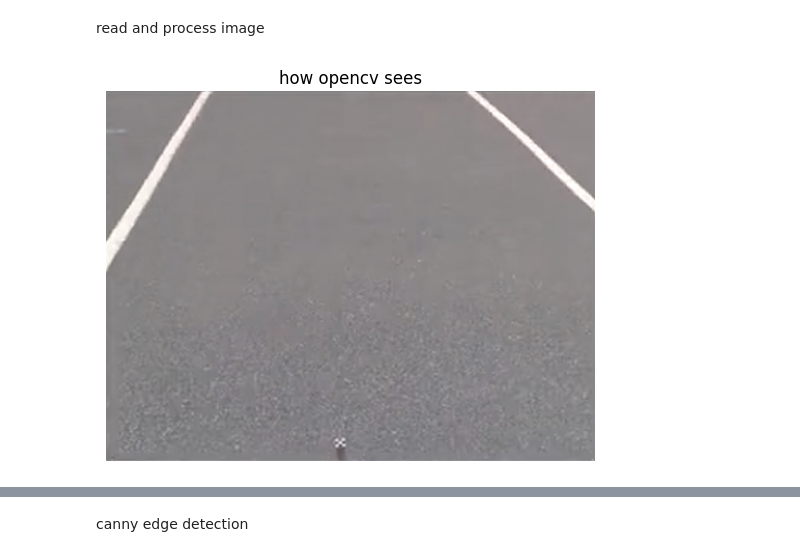
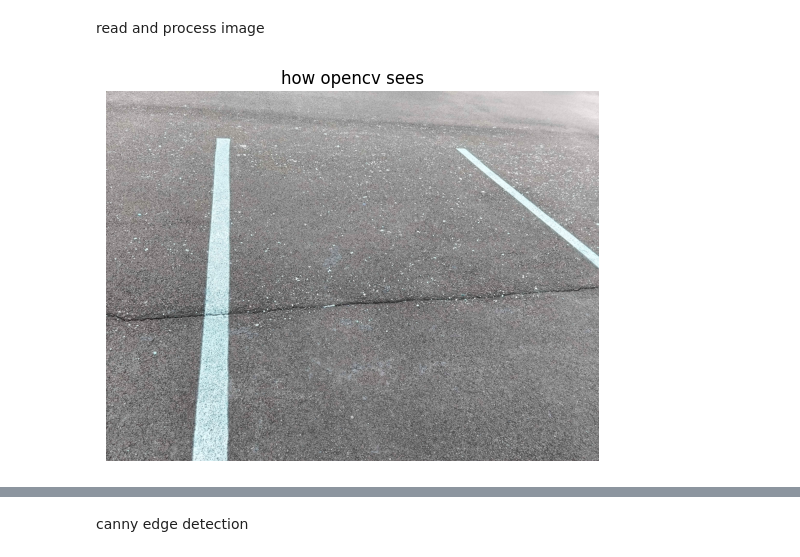
Before and after one commit to RPI-IGVC-2025/CV, a Jupyter notebook: cv.ipynb, the cells around one changed output, grey strips where cells are left out. Saved outputs shown, nothing was run; the diff lists cells and outputs as text; code cells hidden in the pictures.

```diff
--- a/cv.ipynb
+++ b/cv.ipynb
@@ -9,16 +9,16 @@ import matplotlib.pyplot as plt
 # %% [markdown]
 read and process image
 # %%
-image = cv2.imread('test_image4.png')
+image = cv2.imread('data/parking_lot2.jpg')
 image = np.copy(image) #to np
 
 plt.figure()
 plt.title("how opencv sees")
 plt.imshow(image)
 plt.axis("off")
 plt.show()
 # %% [output]
-[figure, old version]
+[figure, new version]
 # %%
 img_rgb = cv2.cvtColor(image, cv2.COLOR_BGR2RGB)
 
```
Also changed, not shown: parts of 13 cells of this notebook, 3 other files.
